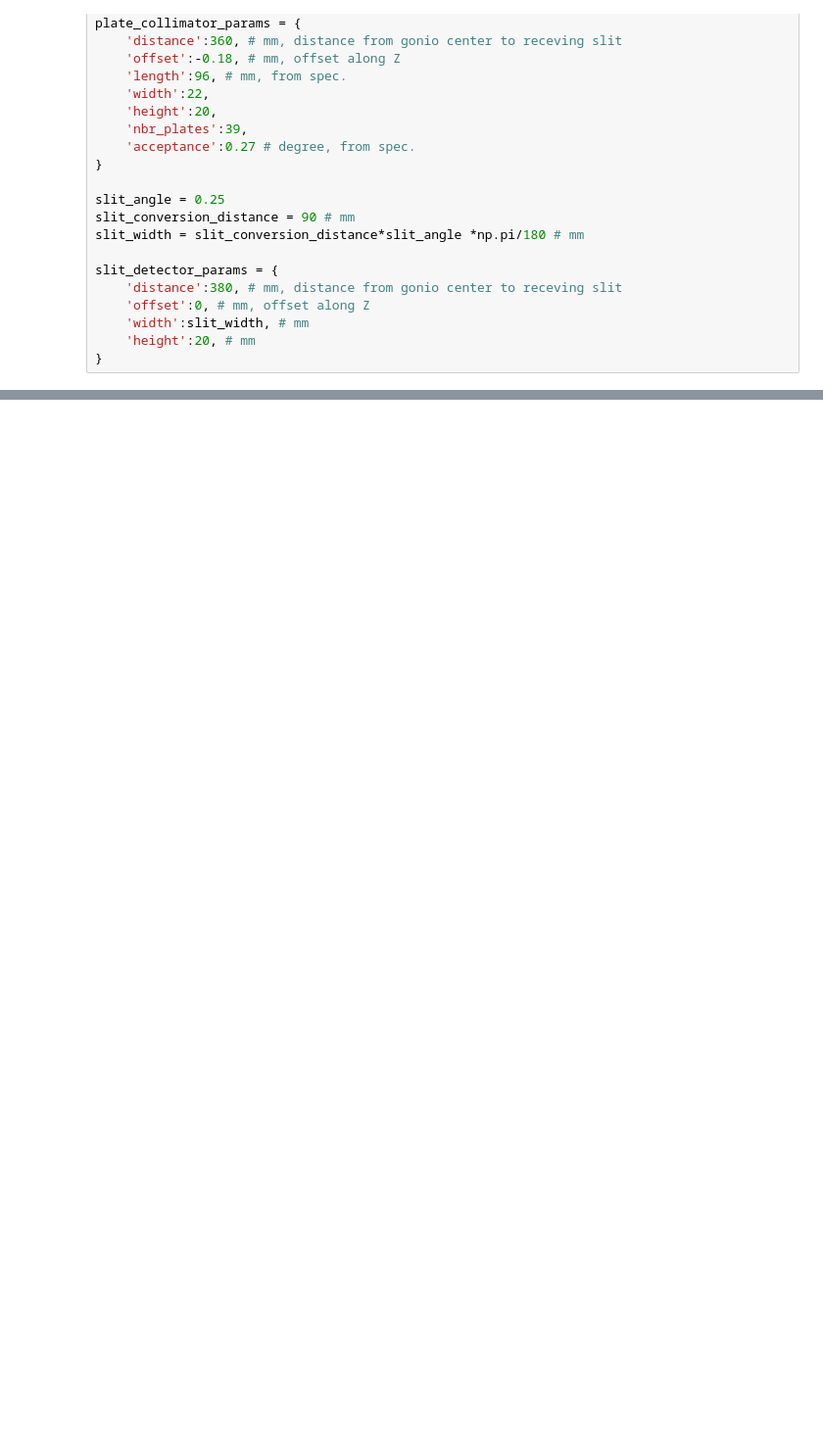
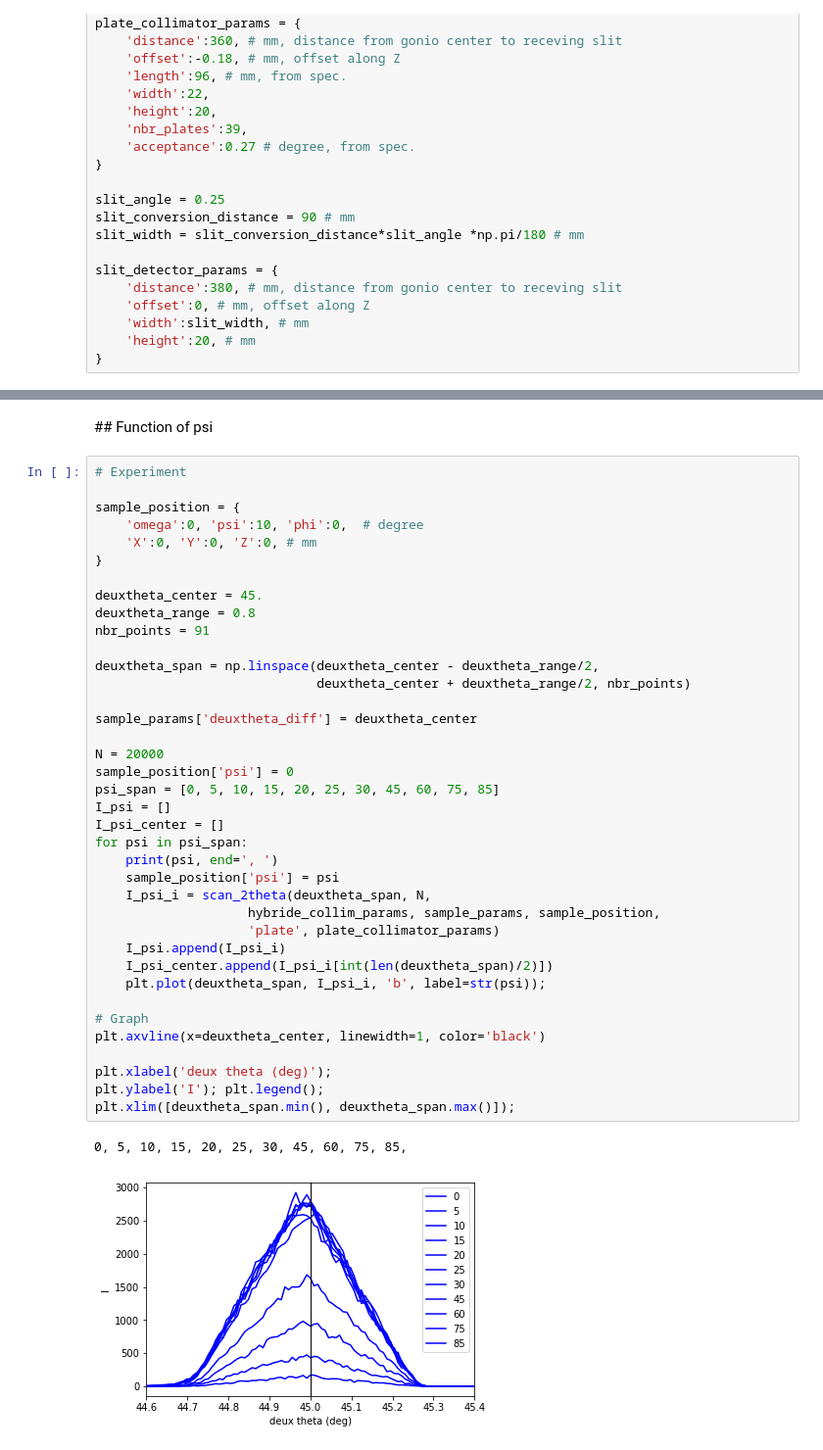
Before and after one commit to xdze2/CuNb, a Jupyter notebook: diff_X/ray_tracing/theta_deuxtheta_diffraction.ipynb, the cells around one changed output, grey strips where cells are left out. Shown at 98% size. Cells and saved outputs as stored; diff of their text form; blank space fills up the shorter version.

```diff
--- a/diff_X/ray_tracing/theta_deuxtheta_diffraction.ipynb
+++ b/diff_X/ray_tracing/theta_deuxtheta_diffraction.ipynb
@@ -119,0 +120,43 @@ plt.xlim([deuxtheta_span.min(), deuxtheta_span.max()]);
+# %% [markdown]
+## Function of psi
+# %%
+# Experiment
+
+sample_position = {
+    'omega':0, 'psi':10, 'phi':0,  # degree
+    'X':0, 'Y':0, 'Z':0, # mm
+}
+
+deuxtheta_center = 45.
+deuxtheta_range = 0.8
+nbr_points = 91
+
+deuxtheta_span = np.linspace(deuxtheta_center - deuxtheta_range/2,
+                             deuxtheta_center + deuxtheta_range/2, nbr_points)
+
+sample_params['deuxtheta_diff'] = deuxtheta_center
+
+N = 20000
+sample_position['psi'] = 0
+psi_span = [0, 5, 10, 15, 20, 25, 30, 45, 60, 75, 85]
+I_psi = []
+I_psi_center = []
+for psi in psi_span:
+    print(psi, end=', ')
+    sample_position['psi'] = psi
+    I_psi_i = scan_2theta(deuxtheta_span, N,
+                    hybride_collim_params, sample_params, sample_position,
+                    'plate', plate_collimator_params)
+    I_psi.append(I_psi_i)
+    I_psi_center.append(I_psi_i[int(len(deuxtheta_span)/2)])
+    plt.plot(deuxtheta_span, I_psi_i, 'b', label=str(psi));
+
+# Graph
+plt.axvline(x=deuxtheta_center, linewidth=1, color='black')
+
+plt.xlabel('deux theta (deg)');
+plt.ylabel('I'); plt.legend();
+plt.xlim([deuxtheta_span.min(), deuxtheta_span.max()]);
+# %% [output]
+0, 5, 10, 15, 20, 25, 30, 45, 60, 75, 85,
+[figure, added]
```
Also changed, not shown: parts of 3 cells of this notebook, 19 other files.
